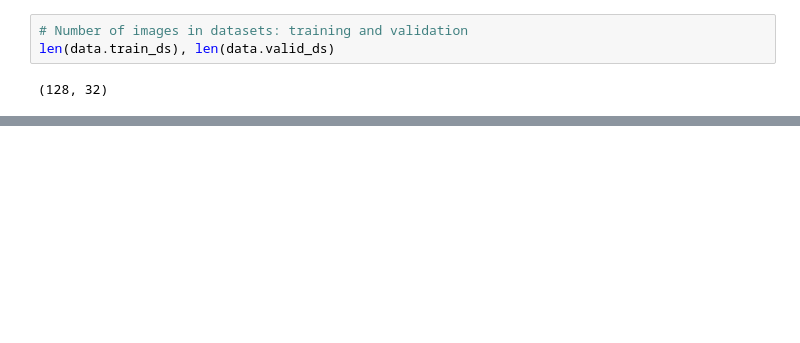
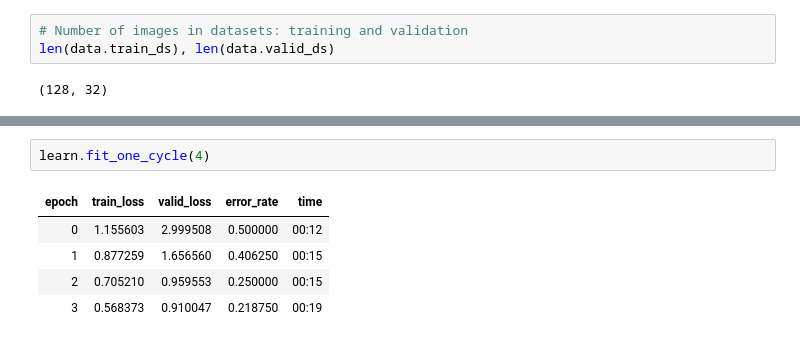
Before and after one commit to enovid/image-classification, a Jupyter notebook: classifier.ipynb, the cells around one changed output, grey strips where cells are left out. Drawn from its saved outputs; the diff is of its cells as text; blank space fills up the shorter version.

```diff
--- a/classifier.ipynb
+++ b/classifier.ipynb
@@ -61,0 +77,8 @@ len(data.train_ds), len(data.valid_ds)
+# %%
+learn.fit_one_cycle(4)
+# %% [output]
+| epoch | train_loss | valid_loss | error_rate | time |
+| 0 | 1.155603 | 2.999508 | 0.500000 | 00:12 |
+| 1 | 0.877259 | 1.656560 | 0.406250 | 00:15 |
+| 2 | 0.705210 | 0.959553 | 0.250000 | 00:15 |
+| 3 | 0.568373 | 0.910047 | 0.218750 | 00:19 |
```
Also changed, not shown: parts of 22 cells of this notebook, 2 other files.
